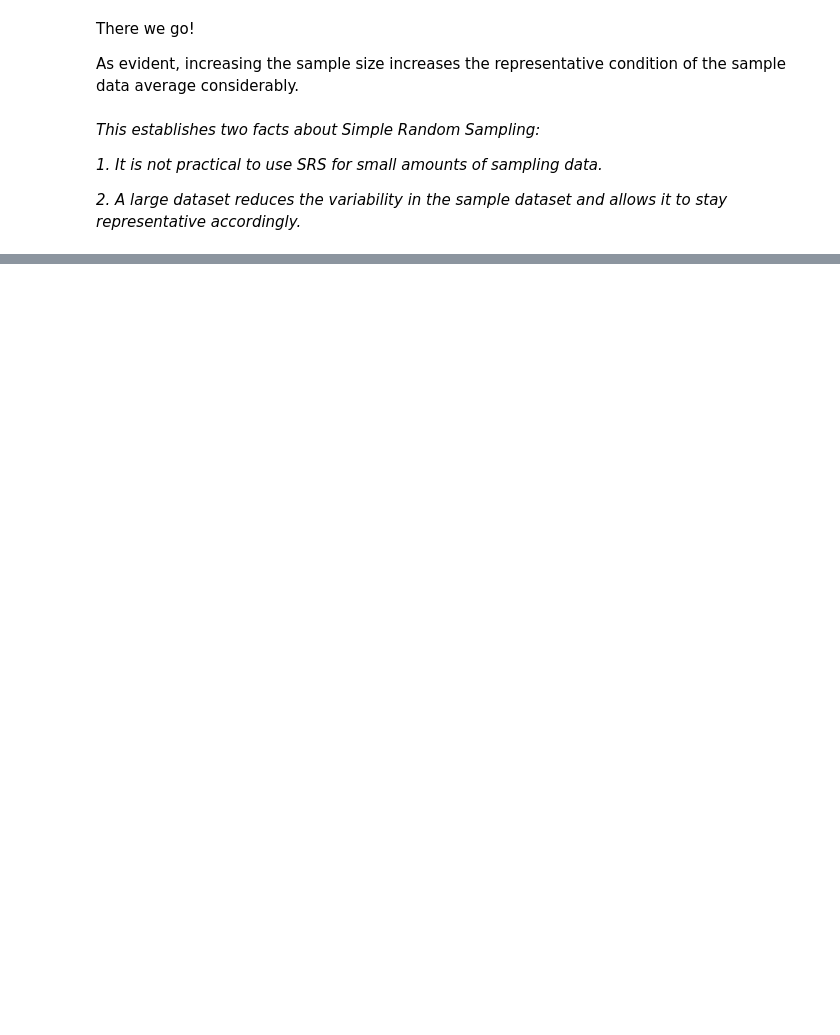
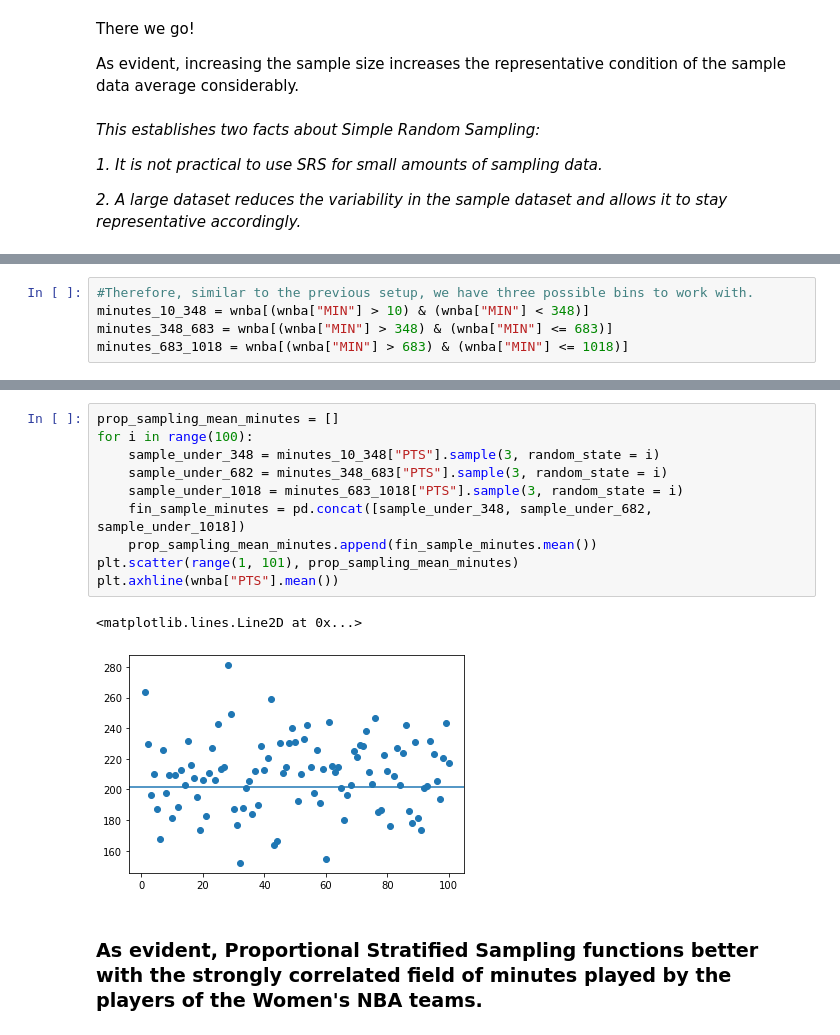
Before and after one commit to deciphermonkey96/wnba_statistical_analysis, a Jupyter notebook: wnba_statistical_analysis.ipynb, the cells around one changed output, grey strips where cells are left out. Saved outputs shown, nothing was run; the diff lists cells and outputs as text; blank space fills up the shorter version.

```diff
--- a/wnba_statistical_analysis.ipynb
+++ b/wnba_statistical_analysis.ipynb
@@ -162,0 +311,5 @@ _2. A large dataset reduces the variability in the sample dataset and allows it
+# %%
+#Therefore, similar to the previous setup, we have three possible bins to work with.
+minutes_10_348 = wnba[(wnba["MIN"] > 10) & (wnba["MIN"] < 348)]
+minutes_348_683 = wnba[(wnba["MIN"] > 348) & (wnba["MIN"] <= 683)]
+minutes_683_1018 = wnba[(wnba["MIN"] > 683) & (wnba["MIN"] <= 1018)]
@@ -162,0 +337,15 @@ _2. A large dataset reduces the variability in the sample dataset and allows it
+# %%
+prop_sampling_mean_minutes = []
+for i in range(100):
+    sample_under_348 = minutes_10_348["PTS"].sample(3, random_state = i)
+    sample_under_682 = minutes_348_683["PTS"].sample(3, random_state = i)
+    sample_under_1018 = minutes_683_1018["PTS"].sample(3, random_state = i)
+    fin_sample_minutes = pd.concat([sample_under_348, sample_under_682, sample_under_1018])
+    prop_sampling_mean_minutes.append(fin_sample_minutes.mean())
+plt.scatter(range(1, 101), prop_sampling_mean_minutes)
+plt.axhline(wnba["PTS"].mean())
+# %% [output]
+<matplotlib.lines.Line2D at 0x...>
+[figure, added]
+# %% [markdown]
+### As evident, Proportional Stratified Sampling functions better with the strongly correlated field of minutes played by the players of the Women's NBA teams.
```
Also changed, not shown: parts of 28 cells of this notebook.
